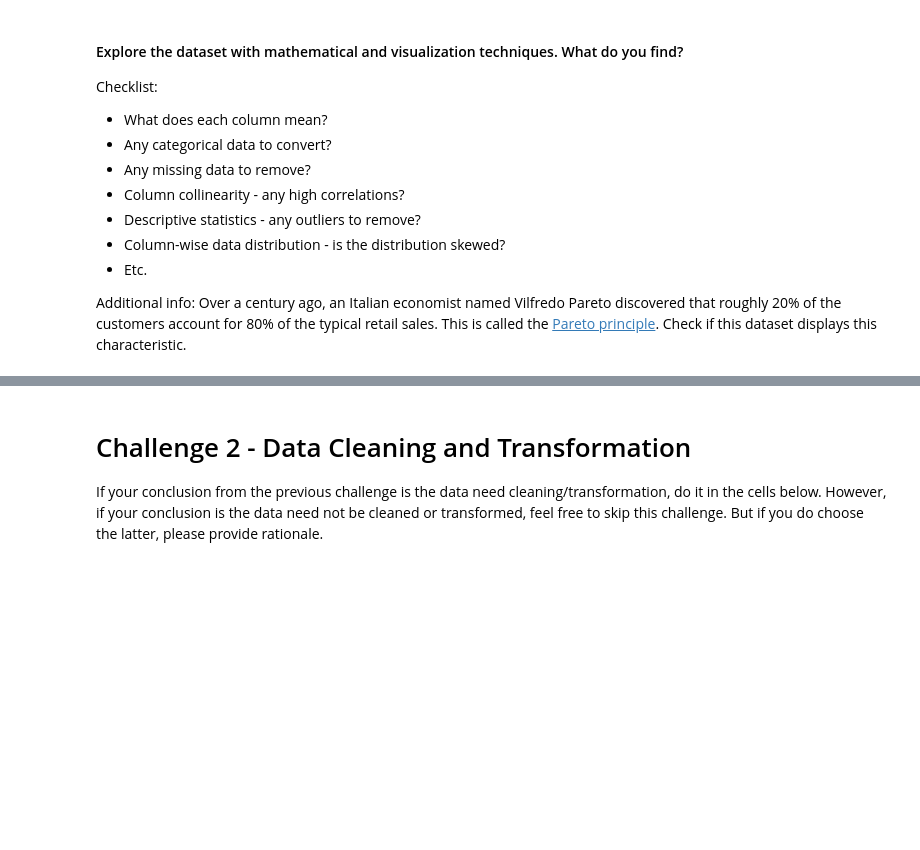
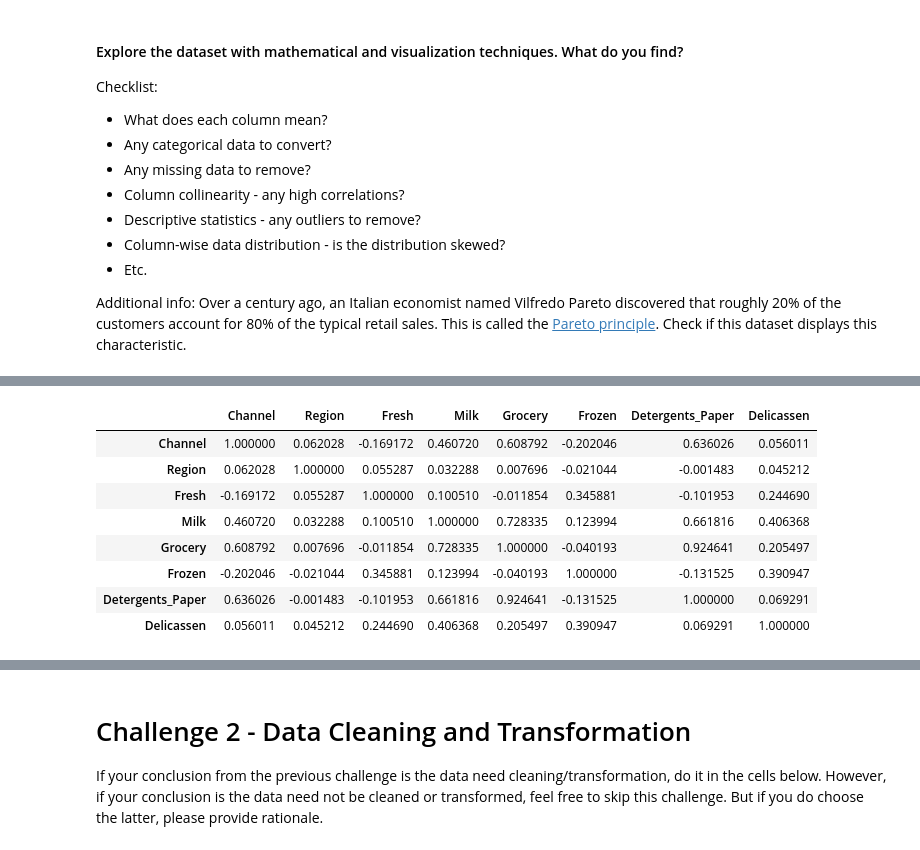
Before and after one commit to ta-data-lis/lab-unsupervised-learning, a Jupyter notebook: your-code/main.ipynb, the cells around one changed output, grey strips where cells are left out. Saved outputs shown, nothing was run; the diff lists cells and outputs as text; code cells hidden in the pictures; blank space fills up the shorter version.

```diff
--- a/your-code/main.ipynb
+++ b/your-code/main.ipynb
@@ -40,0 +57,16 @@ Additional info: Over a century ago, an Italian economist named Vilfredo Pareto
+# %%
+customers.corr()
+# Channel with Detergents_Paper seems to have a decent correlation - 0.64
+# Milk with Detergents_Paper seems to have a decent correlation - 0.66
+# Channel with Grocery seems to have a decent correlation - 0.61
+# Grocery with Detergents_Paper seems to have a super high correlation - 0.92
+# %% [output]
+|  | Channel | Region | Fresh | Milk | Grocery | Frozen | Detergents_Paper | Delicassen |
+| Channel | 1.000000 | 0.062028 | -0.169172 | 0.460720 | 0.608792 | -0.202046 | 0.636026 | 0.056011 |
+| Region | 0.062028 | 1.000000 | 0.055287 | 0.032288 | 0.007696 | -0.021044 | -0.001483 | 0.045212 |
+| Fresh | -0.169172 | 0.055287 | 1.000000 | 0.100510 | -0.011854 | 0.345881 | -0.101953 | 0.244690 |
+| Milk | 0.460720 | 0.032288 | 0.100510 | 1.000000 | 0.728335 | 0.123994 | 0.661816 | 0.406368 |
+| Grocery | 0.608792 | 0.007696 | -0.011854 | 0.728335 | 1.000000 | -0.040193 | 0.924641 | 0.205497 |
+| Frozen | -0.202046 | -0.021044 | 0.345881 | 0.123994 | -0.040193 | 1.000000 | -0.131525 | 0.390947 |
+| Detergents_Paper | 0.636026 | -0.001483 | -0.101953 | 0.661816 | 0.924641 | -0.131525 | 1.000000 | 0.069291 |
+| Delicassen | 0.056011 | 0.045212 | 0.244690 | 0.406368 | 0.205497 | 0.390947 | 0.069291 | 1.000000 |
```
Also changed, not shown: parts of 15 cells of this notebook.
